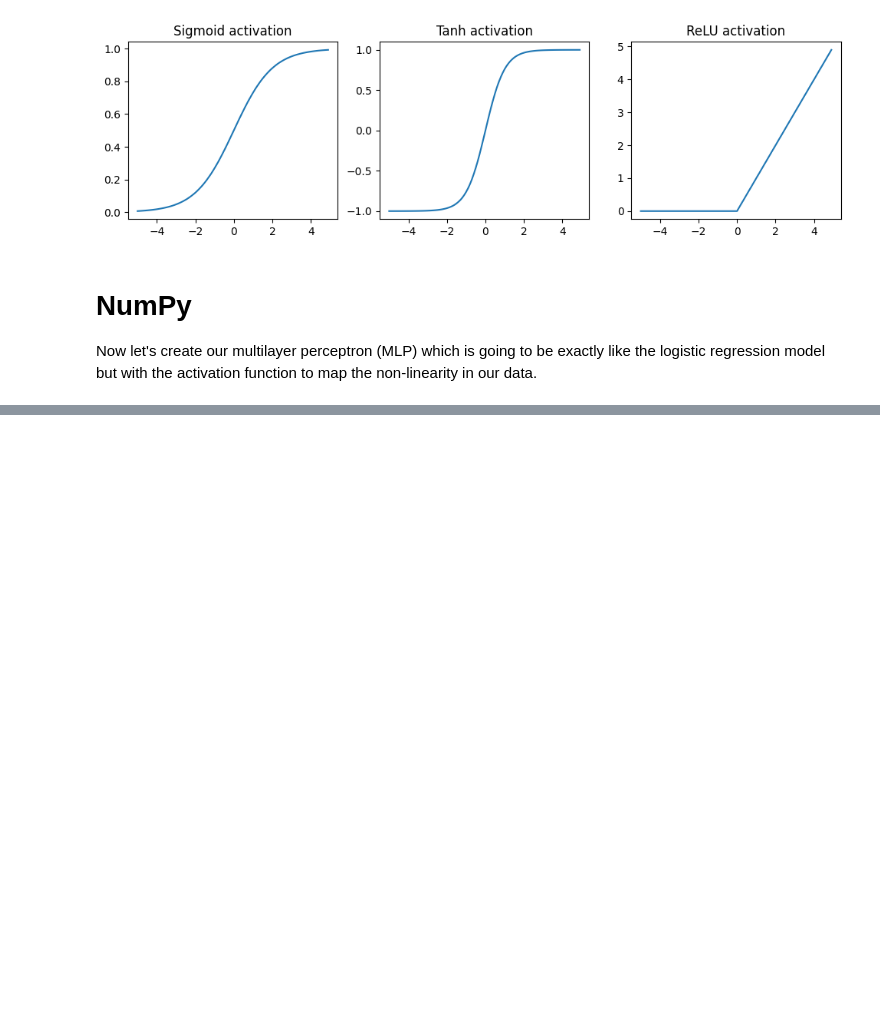
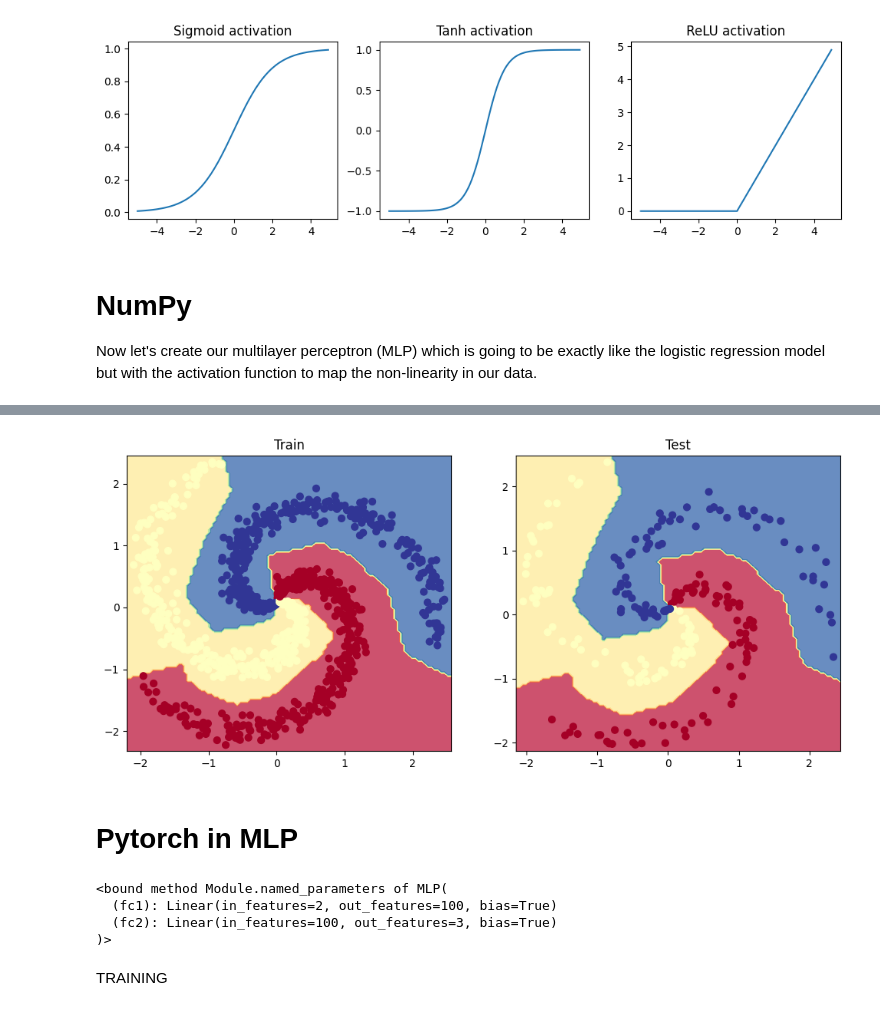
Before and after one commit to nikseddu/MLOPS, a Jupyter notebook: MachineLearning/neural_network.ipynb, the cells around one changed output, grey strips where cells are left out. Cells and saved outputs as stored; diff of their text form; code cells hidden in the pictures; blank space fills up the shorter version.

Commit message:
Completed neural networks

```diff
--- a/MachineLearning/neural_network.ipynb
+++ b/MachineLearning/neural_network.ipynb
@@ -451,0 +621,5 @@ Now let's create our multilayer perceptron (MLP) which is going to be exactly li
+# %%
+# Evaluation
+model = MLPFromScratch()
+y_prob = model.predict(X_test)
+y_pred = np.argmax(y_prob, axis=1)
@@ -451,0 +648,44 @@ Now let's create our multilayer perceptron (MLP) which is going to be exactly li
+# %%
+def plot_multiclass_decision_boundary_numpy(model, X, y, savefig_fp=None):
+    """Plot the multiclass decision boundary for a model that accepts 2D inputs.
+    Credit: https://cs231n.github.io/neural-networks-case-study/
+
+    Arguments:
+        model {function} -- trained model with function model.predict(x_in).
+        X {numpy.ndarray} -- 2D inputs with shape (N, 2).
+        y {numpy.ndarray} -- 1D outputs with shape (N,).
+    """
+    # Axis boundaries
+    x_min, x_max = X[:, 0].min() - 0.1, X[:, 0].max() + 0.1
+    y_min, y_max = X[:, 1].min() - 0.1, X[:, 1].max() + 0.1
+    xx, yy = np.meshgrid(np.linspace(x_min, x_max, 101),
+                         np.linspace(y_min, y_max, 101))
+
+    # Create predictions
+    x_in = np.c_[xx.ravel(), yy.ravel()]
+    y_pred = model.predict(x_in)
+    y_pred = np.argmax(y_pred, axis=1).reshape(xx.shape)
+
+    # Plot decision boundary
+    plt.contourf(xx, yy, y_pred, cmap=plt.cm.Spectral, alpha=0.8)
+    plt.scatter(X[:, 0], X[:, 1], c=y, s=40, cmap=plt.cm.RdYlBu)
+    plt.xlim(xx.min(), xx.max())
+    plt.ylim(yy.min(), yy.max())
+
+    # Plot
+    if savefig_fp:
+        plt.savefig(savefig_fp, format="png")
+# %%
+# Visualize the decision boundary
+plt.figure(figsize=(12,5))
+plt.subplot(1, 2, 1)
+plt.title("Train")
+plot_multiclass_decision_boundary_numpy(model=model, X=X_train, y=y_train)
+plt.subplot(1, 2, 2)
+plt.title("Test")
+plot_multiclass_decision_boundary_numpy(model=model, X=X_test, y=y_test)
+plt.show()
+# %% [output]
+[figure, added]
+# %% [markdown]
+# Pytorch in MLP
@@ -451,0 +704,11 @@ Now let's create our multilayer perceptron (MLP) which is going to be exactly li
+# %%
+# Initialize model
+model = MLP(input_dim=INPUT_DIM, hidden_dim=HIDDEN_DIMS, num_classes=OUTPUT_DIMS)
+print (model.named_parameters)
+# %% [output]
+<bound method Module.named_parameters of MLP(
+  (fc1): Linear(in_features=2, out_features=100, bias=True)
+  (fc2): Linear(in_features=100, out_features=3, bias=True)
+)>
+# %% [markdown]
+TRAINING
```
Also changed, not shown: parts of 33 cells of this notebook.
